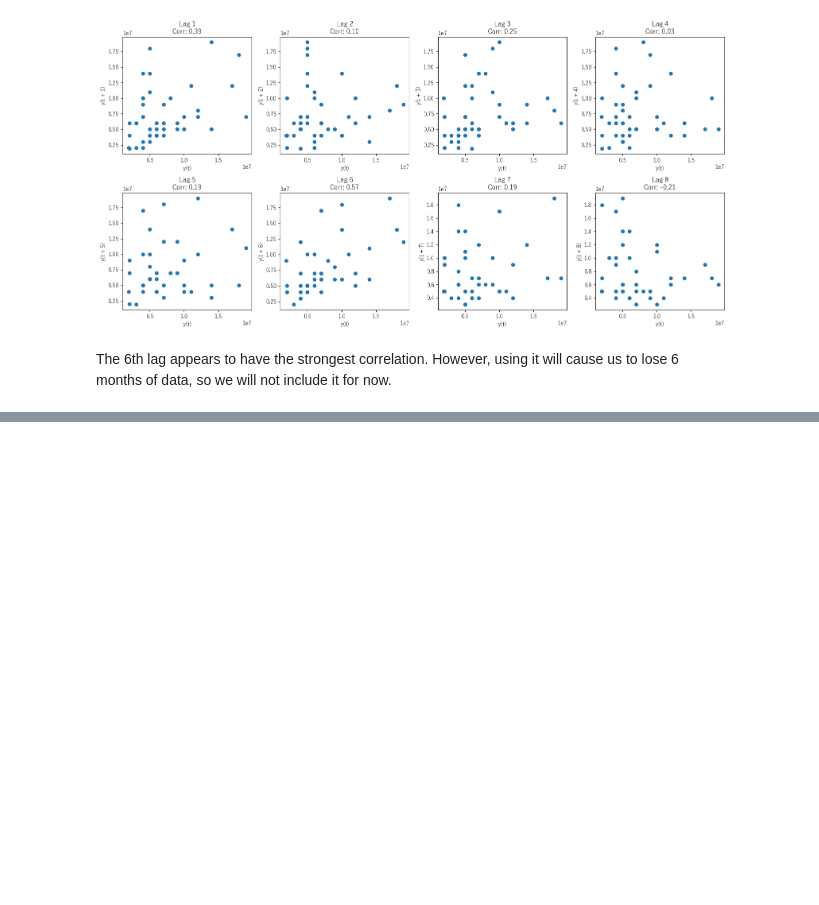
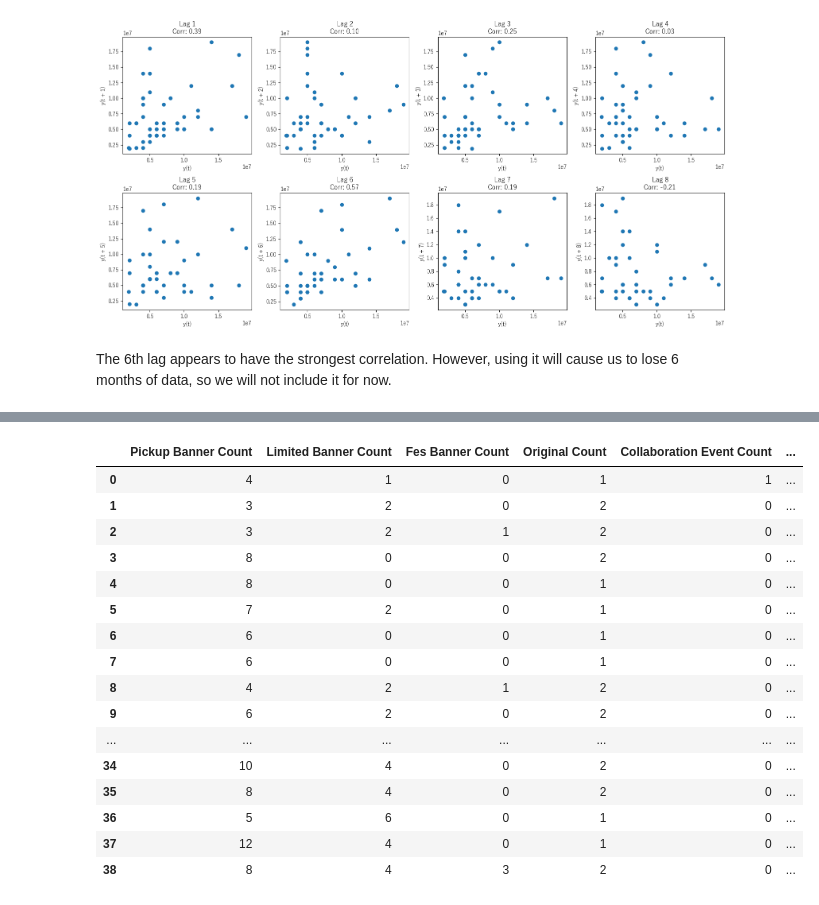
Before and after one commit to willowisp01/blue-archive-forecasting, a Jupyter notebook: analysis.ipynb, the cells around one changed output, grey strips where cells are left out. Cells and saved outputs as stored; diff of their text form; code cells hidden in the pictures; blank space fills up the shorter version.

```diff
--- a/analysis.ipynb
+++ b/analysis.ipynb
@@ -1079,0 +1113,20 @@ The 6th lag appears to have the strongest correlation. However, using it will ca
+# %%
+X_train
+# %% [output]
+|  | Pickup Banner Count | Limited Banner Count | Fes Banner Count | Original Count | Collaboration Event Count | ... |
+| 0 | 4 | 1 | 0 | 1 | 1 | ... |
+| 1 | 3 | 2 | 0 | 2 | 0 | ... |
+| 2 | 3 | 2 | 1 | 2 | 0 | ... |
+| 3 | 8 | 0 | 0 | 2 | 0 | ... |
+| 4 | 8 | 0 | 0 | 1 | 0 | ... |
+| 5 | 7 | 2 | 0 | 1 | 0 | ... |
+| 6 | 6 | 0 | 0 | 1 | 0 | ... |
+| 7 | 6 | 0 | 0 | 1 | 0 | ... |
+| 8 | 4 | 2 | 1 | 2 | 0 | ... |
+| 9 | 6 | 2 | 0 | 2 | 0 | ... |
+| ... | ... | ... | ... | ... | ... | ... |
+| 34 | 10 | 4 | 0 | 2 | 0 | ... |
+| 35 | 8 | 4 | 0 | 2 | 0 | ... |
+| 36 | 5 | 6 | 0 | 1 | 0 | ... |
+| 37 | 12 | 4 | 0 | 1 | 0 | ... |
+| 38 | 8 | 4 | 3 | 2 | 0 | ... |
```
Also changed, not shown: parts of 9 cells of this notebook, 1 other file.
